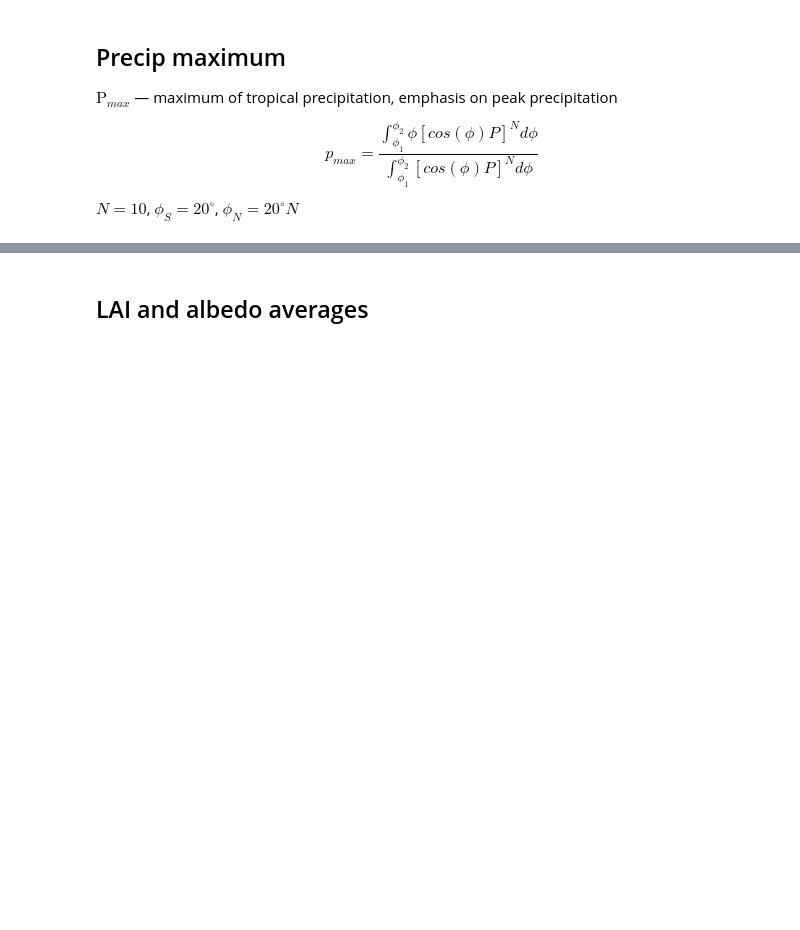
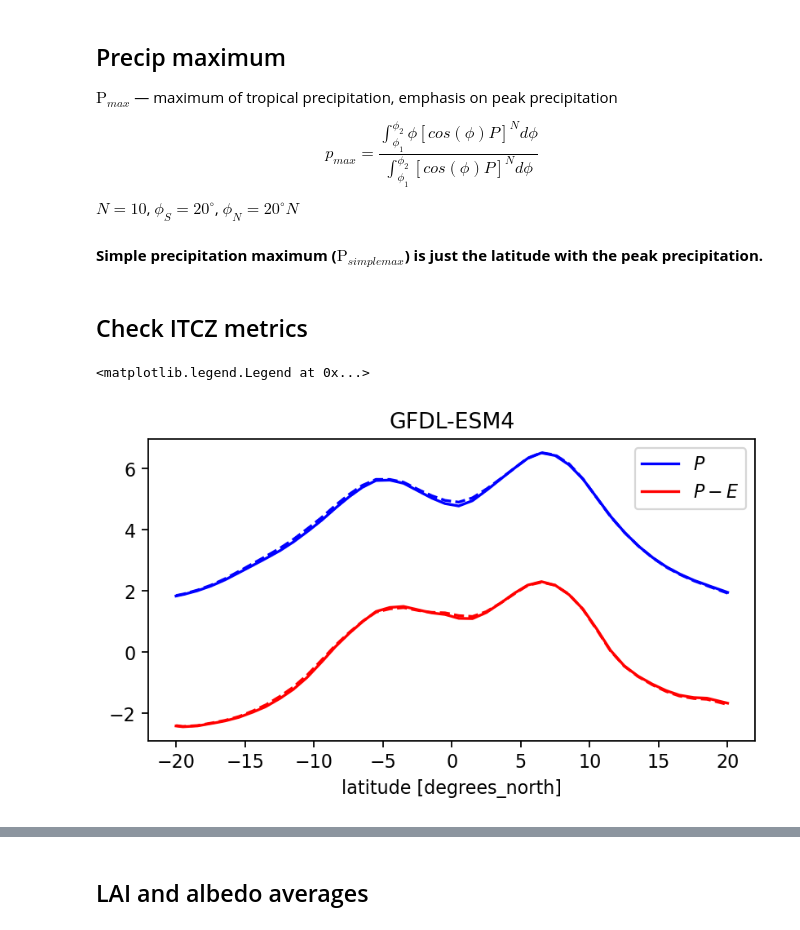
Before and after one commit to bbuchovecky/itcz_phys, a Jupyter notebook: notebooks/06_cmip-itcz-metrics.ipynb, the cells around one changed output, grey strips where cells are left out. Drawn from its saved outputs; the diff is of its cells as text; code cells hidden in the pictures; blank space fills up the shorter version.

```diff
--- a/notebooks/06_cmip-itcz-metrics.ipynb
+++ b/notebooks/06_cmip-itcz-metrics.ipynb
@@ -169,6 +169,8 @@ alb = {}
 
 lai = {}
 dfrlai = {}
+
+tas = {}
 
 # Set a minimum threshold for (perturbed-control) when computing the fractional change in lai
 # Below the threshold, just set frac delta lai = 0
@@ -188,6 +190,8 @@ for m in models:
 
     lai[m] = {'piControl': {}, '1pctCO2': {}, '1pctCO2-rad': {}, '1pctCO2-bgc': {}}
 
+    tas[m] = {'piControl': {}, '1pctCO2': {}, '1pctCO2-rad': {}, '1pctCO2-bgc': {}}
+
     for c in cases_rad:
         pr[m][c] = xr.open_dataset(getcmippath('pr', m, c))['pr'].sel(time=tslice) * 86400
         evspsbl[m][c] = xr.open_dataset(getcmippath('evspsbl', m, c))['evspsbl'].sel(time=tslice) * 86400
@@ -199,6 +203,8 @@ for m in models:
 
         lai[m][c] = xr.open_dataset(getcmippath('lai', m, c))['lai'].sel(time=tslice)
 
+        tas[m][c] = xr.open_dataset(getcmippath('tas', m, c))['lai'].sel(time=tslice)
+
     difflai = lai[m]['1pctCO2'] - lai[m]['1pctCO2-rad']
     dfrlai[m] = xr.where(abs(difflai)>thresh, difflai/(lai[m]['1pctCO2']+lai[m]['1pctCO2-rad']), 0)
 # %% [output]
@@ -239,12 +245,12 @@ for m in models:
     coslats = np.cos(np.deg2rad(pr[m]['1pctCO2'].lat.values))
 
     for c in cases_rad:
-        pr_zm[m][c] = pr[m][c].mean(dim=['time','lon'])*coslats
-        pe_zm[m][c] = pe[m][c].mean(dim=['time','lon'])*coslats
-        alb_zm[m][c] = alb[m][c].mean(dim=['time','lon'])*coslats
-        lai_zm[m][c] = lai[m][c].mean(dim=['time','lon'])*coslats
+        pr_zm[m][c] = pr[m][c].mean(dim='lon')*coslats
+        pe_zm[m][c] = pe[m][c].mean(dim='lon')*coslats
+        alb_zm[m][c] = alb[m][c].mean(dim='lon')*coslats
+        lai_zm[m][c] = lai[m][c].mean(dim='lon')*coslats
 
-    dfrlai_zm[m] = dfrlai[m].mean(dim=['time','lon'])*coslats
+    dfrlai_zm[m] = dfrlai[m].mean(dim='lon')*coslats
 # %% [markdown]
 ## Interpolate precip to 0.05 resolution grid
 # %%
@@ -337,0 +338,34 @@ for m in models:
+# %% [markdown]
+**Simple precipitation maximum ($\text{P}_{simplemax}$) is just the latitude with the peak precipitation.**
+# %%
+phi_1 = -20.05 # to account for slicing
+phi_2 = 20
+
+## Set up dictionaries for storing data
+pr_simplemax = {}
+
+## Find the median value
+for m in models:
+    pr_simplemax[m] = {'piControl': {}, '1pctCO2': {}, '1pctCO2-rad': {}, '1pctCO2-bgc': {}}
+
+    for c in cases_rad:
+        pr_simplemax[m][c] = pr_zm_interp[m][c].sel(lat=slice(phi_1,phi_2)).lat.isel(lat=pr_zm_interp[m][c].sel(lat=slice(phi_1,phi_2)).mean(dim='time').argmax().values)
+# %% [markdown]
+## Check ITCZ metrics
+# %%
+m = 'GFDL-ESM4'
+c = '1pctCO2'
+
+fig,ax = plt.subplots(figsize=(6,3))
+
+pr_zm_interp[m]['1pctCO2'].sel(lat=slice(phi_1,phi_2)).mean(dim='time').plot(ax=ax,c='blue',label='$P$')
+pr_zm_interp[m]['1pctCO2-rad'].sel(lat=slice(phi_1,phi_2)).mean(dim='time').plot(ax=ax,c='blue',ls='--')
+
+pe_zm_interp[m]['1pctCO2'].sel(lat=slice(phi_1,phi_2)).mean(dim='time').plot(ax=ax,c='red',label='$P-E$')
+pe_zm_interp[m]['1pctCO2-rad'].sel(lat=slice(phi_1,phi_2)).mean(dim='time').plot(ax=ax,c='red',ls='--')
+
+ax.set_title(m)
+ax.legend()
+# %% [output]
+<matplotlib.legend.Legend at 0x...>
+[figure, added]
```
Also changed, not shown: parts of 14 cells of this notebook, 1 other file.
